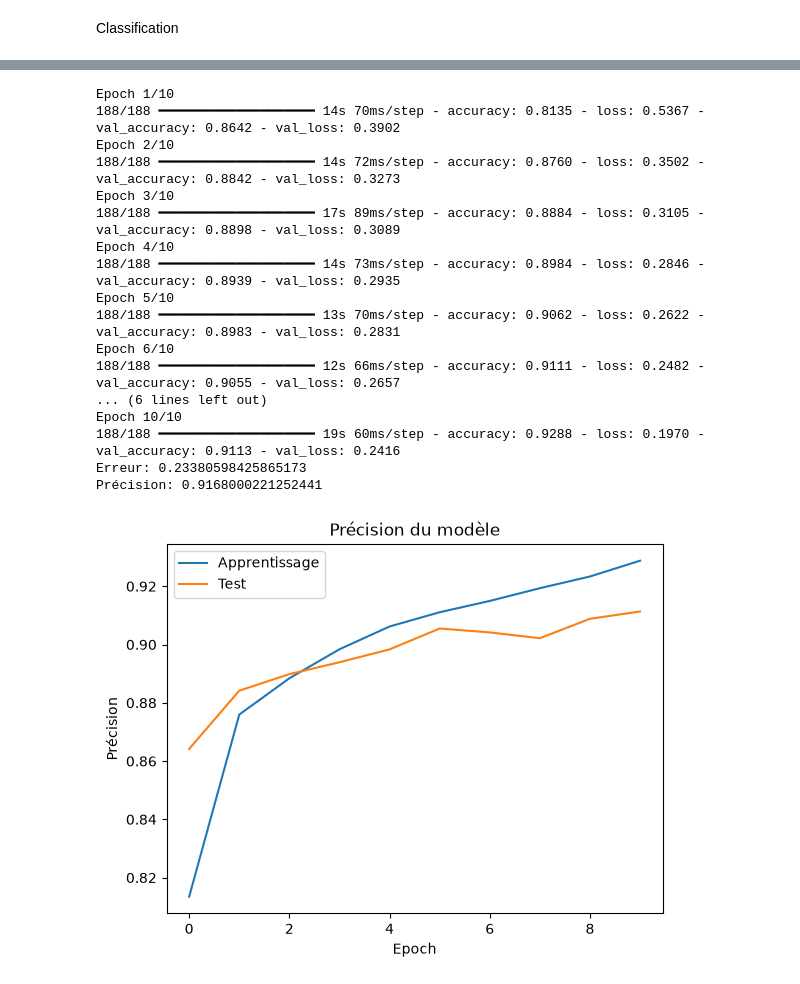
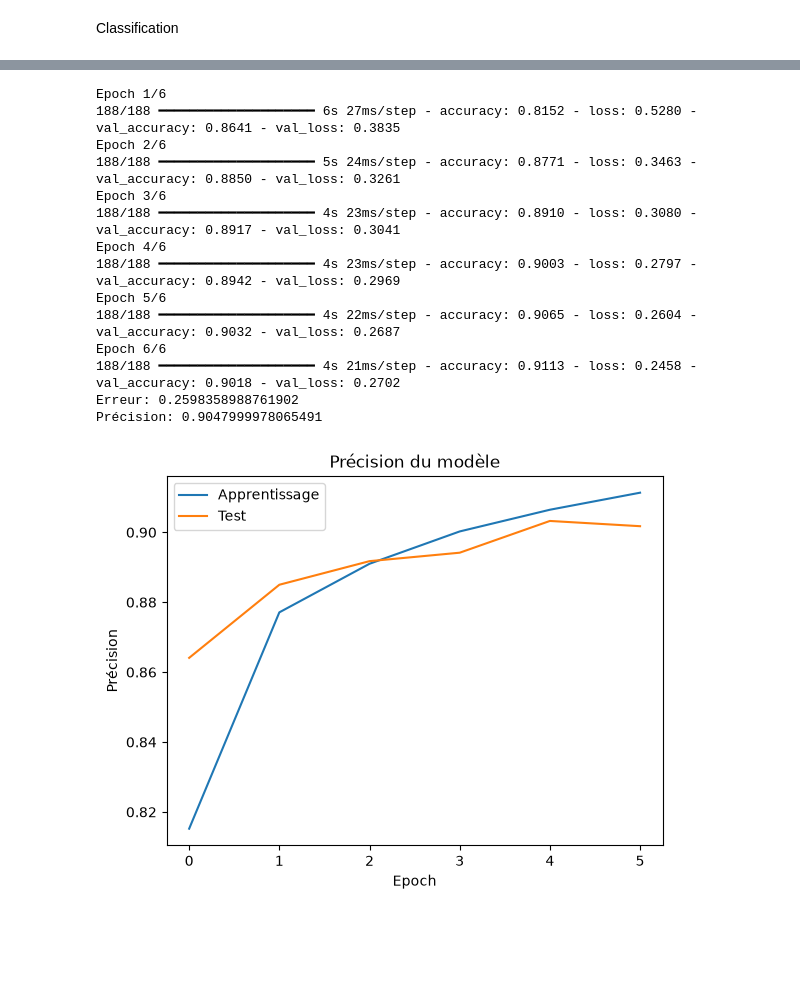
Before and after one commit to Samuel2848/420-5G4-ML, a Jupyter notebook: analyse_image/classification.ipynb, the cells around one changed output, grey strips where cells are left out. Drawn from its saved outputs; the diff is of its cells as text; code cells hidden in the pictures; blank space fills up the shorter version.

```diff
--- a/analyse_image/classification.ipynb
+++ b/analyse_image/classification.ipynb
@@ -31,7 +30,6 @@ from sklearn.model_selection import train_test_split
 import tensorflow as tf
 import keras
 
-tf.config.set_visible_devices([], 'GPU')
 
 #Définition de la longueur et de la largeur de l'image
 LONGUEUR_IMAGE = 28
@@ -123,7 +121,7 @@ historique_apprentissage = reseauNeurone1Convolution.fit(
     X_apprentissage,
     y_apprentissage,
     batch_size=256,
-    epochs=10,
+    epochs=6, #valeur changée car l'éxécution prenait trop de temps
     verbose=1,
     validation_data=(X_validation, y_validation))
 
@@ -169,7 +167,7 @@ nouvelles_images_validation = generateur_images.flow(
 historique_apprentissage = reseauNeurone1Convolution.fit(
     nouvelles_images_apprentissage,
     steps_per_epoch=48000//256,
-    epochs=50,
+    epochs=30, #valeur changée car l'éxécution prenait trop de temps
     validation_data=nouvelles_images_validation,
     validation_steps=12000//256,
     verbose=1 )
@@ -221,48 +219,45 @@ reseauNeurones4Convolution.add(Dense(10, activation='softmax'))
 reseauNeurones4Convolution.compile(loss=keras.losses.categorical_crossentropy,
                                   optimizer=tf.keras.optimizers.Adam(),
                                   metrics=['accuracy'])
 
 historique_apprentissage = reseauNeurones4Convolution.fit(
     X_apprentissage,
     y_apprentissage,
     batch_size=256,
     epochs=10,
     verbose=1,
     validation_data=(X_validation, y_validation))
 
 evaluation = reseauNeurones4Convolution.evaluate(X_test, y_test, verbose=0)
 print('Erreur:', evaluation[0])
 print('Précision:', evaluation[1])
 
 historique_apprentissage = reseauNeurones4Convolution.fit(
     nouvelles_images_apprentissage,
     steps_per_epoch=48000//256,
     epochs=50,
     validation_data=nouvelles_images_validation,
     validation_steps=12000//256,
     verbose=1 )
 
 evaluation = reseauNeurones4Convolution.evaluate(X_test, y_test, verbose=0)
 
 print('Erreur :', evaluation[0])
 print('Précision:', evaluation[1])
 # %% [output]
 [figure]
-Epoch 1/10
-188/188 ━━━━━━━━━━━━━━━━━━━━ 14s 70ms/step - accuracy: 0.8135 - loss: 0.5367 - val_accuracy: 0.8642 - val_loss: 0.3902
-Epoch 2/10
-188/188 ━━━━━━━━━━━━━━━━━━━━ 14s 72ms/step - accuracy: 0.8760 - loss: 0.3502 - val_accuracy: 0.8842 - val_loss: 0.3273
-Epoch 3/10
-188/188 ━━━━━━━━━━━━━━━━━━━━ 17s 89ms/step - accuracy: 0.8884 - loss: 0.3105 - val_accuracy: 0.8898 - val_loss: 0.3089
-Epoch 4/10
-188/188 ━━━━━━━━━━━━━━━━━━━━ 14s 73ms/step - accuracy: 0.8984 - loss: 0.2846 - val_accuracy: 0.8939 - val_loss: 0.2935
-Epoch 5/10
-188/188 ━━━━━━━━━━━━━━━━━━━━ 13s 70ms/step - accuracy: 0.9062 - loss: 0.2622 - val_accuracy: 0.8983 - val_loss: 0.2831
-Epoch 6/10
-188/188 ━━━━━━━━━━━━━━━━━━━━ 12s 66ms/step - accuracy: 0.9111 - loss: 0.2482 - val_accuracy: 0.9055 - val_loss: 0.2657
-... (6 lines left out)
-Epoch 10/10
-188/188 ━━━━━━━━━━━━━━━━━━━━ 19s 60ms/step - accuracy: 0.9288 - loss: 0.1970 - val_accuracy: 0.9113 - val_loss: 0.2416
-Erreur: 0.23380598425865173
-Précision: 0.9168000221252441
+Epoch 1/6
+188/188 ━━━━━━━━━━━━━━━━━━━━ 6s 27ms/step - accuracy: 0.8152 - loss: 0.5280 - val_accuracy: 0.8641 - val_loss: 0.3835
+Epoch 2/6
+188/188 ━━━━━━━━━━━━━━━━━━━━ 5s 24ms/step - accuracy: 0.8771 - loss: 0.3463 - val_accuracy: 0.8850 - val_loss: 0.3261
+Epoch 3/6
+188/188 ━━━━━━━━━━━━━━━━━━━━ 4s 23ms/step - accuracy: 0.8910 - loss: 0.3080 - val_accuracy: 0.8917 - val_loss: 0.3041
+Epoch 4/6
+188/188 ━━━━━━━━━━━━━━━━━━━━ 4s 23ms/step - accuracy: 0.9003 - loss: 0.2797 - val_accuracy: 0.8942 - val_loss: 0.2969
+Epoch 5/6
+188/188 ━━━━━━━━━━━━━━━━━━━━ 4s 22ms/step - accuracy: 0.9065 - loss: 0.2604 - val_accuracy: 0.9032 - val_loss: 0.2687
+Epoch 6/6
+188/188 ━━━━━━━━━━━━━━━━━━━━ 4s 21ms/step - accuracy: 0.9113 - loss: 0.2458 - val_accuracy: 0.9018 - val_loss: 0.2702
+Erreur: 0.2598358988761902
+Précision: 0.9047999978065491
-[figure, old version]
+[figure, new version]
```
Also changed, not shown: parts of 3 cells of this notebook, 4 other files.
